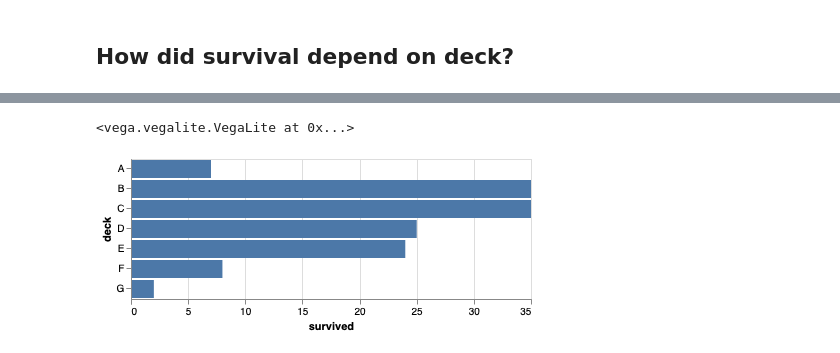
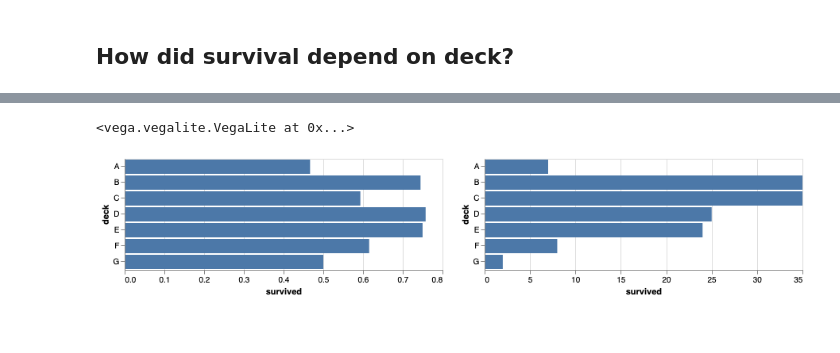
Before and after one commit to hanisaf/mist5730-6380-spring2020, a Jupyter notebook: 31-warmup-sol.ipynb, the cells around one changed output, grey strips where cells are left out. Saved outputs shown, nothing was run; the diff lists cells and outputs as text; code cells hidden in the pictures.

```diff
--- a/31-warmup-sol.ipynb
+++ b/31-warmup-sol.ipynb
@@ -133,2 +60,5 @@ alt.Chart(df).mark_circle().encode(
 # %% [markdown]
 ## How did survival depend on deck?
+# %%
+df1 = data.groupby(['deck']).survived.mean().reset_index()
+df1
@@ -135,3 +74,4 @@ alt.Chart(df).mark_circle().encode(
 # %%
-data.groupby(['deck']).survived.sum()
+df2 = data.groupby(['deck']).survived.sum().reset_index()
+df2
 # %% [output]
@@ -160,7 +86,13 @@ df
 # %%
-alt.Chart(df).mark_bar().encode(
-    y='deck',
-    x='survived')
+chart1 = alt.Chart(df1).mark_bar().encode(
+    y = 'deck',
+    x = 'survived')
-# %% [output]
-<vega.vegalite.VegaLite at 0x...>
-[figure, removed]
+# %%
+chart2 = alt.Chart(df2).mark_bar().encode(
+    y = 'deck',
+    x = 'survived')
+# %%
+chart1 | chart2
+# %% [output]
+<vega.vegalite.VegaLite at 0x...>
+[figure, added]
```
Also changed, not shown: parts of 13 cells of this notebook, 1 other file.
